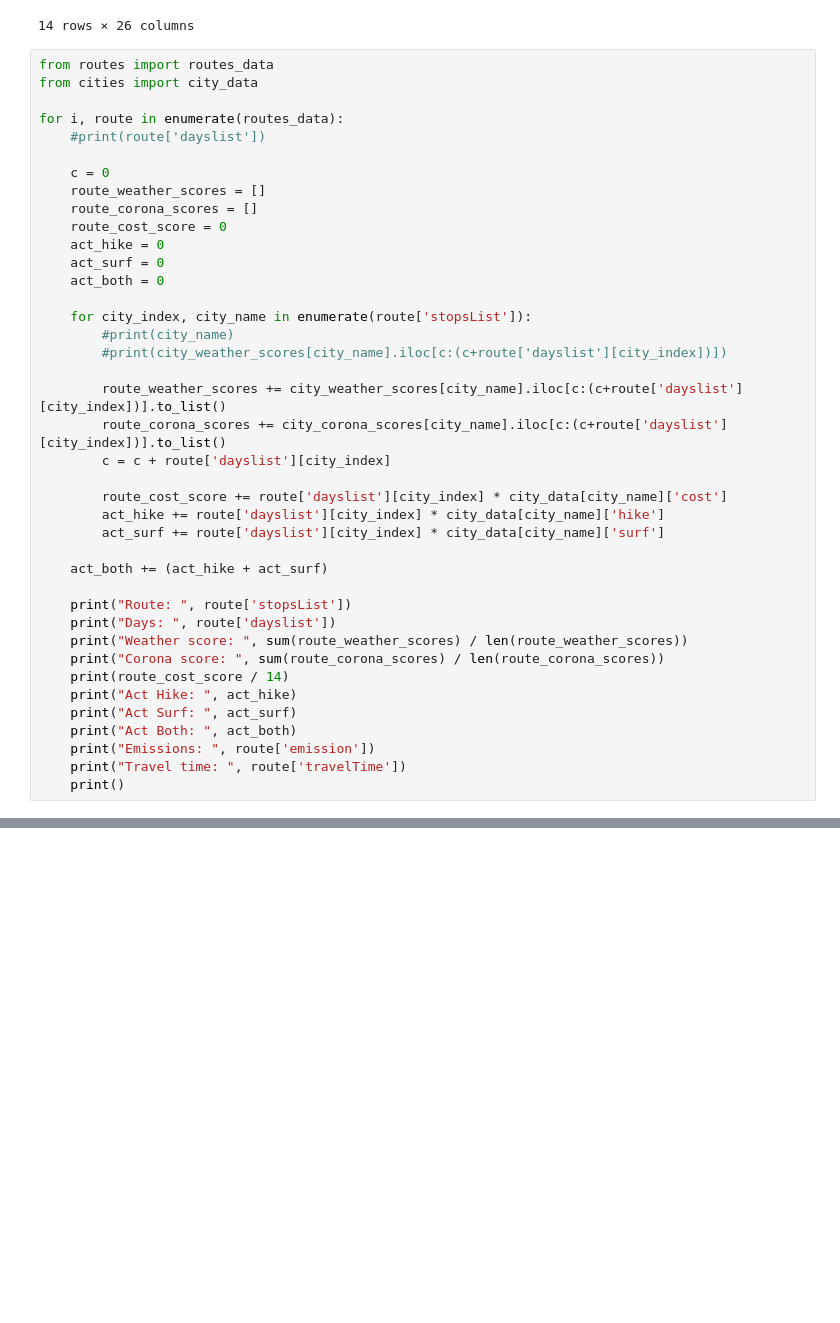
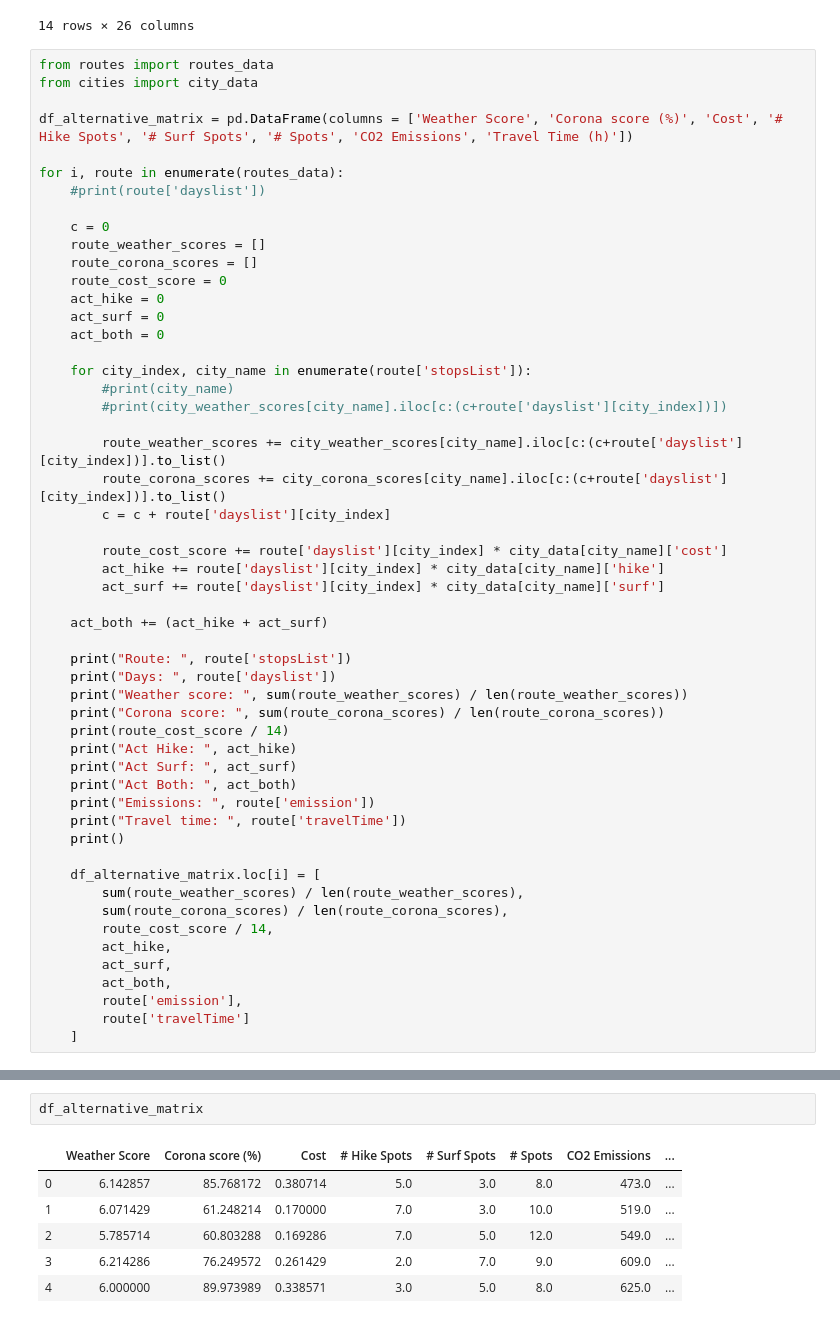
Before and after one commit to TudorMaiereanu/get-a-way-backend, a Jupyter notebook: src/utility_pipeline.ipynb, the cells around one changed output, grey strips where cells are left out. Cells and saved outputs as stored; diff of their text form; blank space fills up the shorter version.

```diff
--- a/src/utility_pipeline.ipynb
+++ b/src/utility_pipeline.ipynb
@@ -67,6 +46,8 @@ city_corona_scores
 # %%
 from routes import routes_data
 from cities import city_data
+
+df_alternative_matrix = pd.DataFrame(columns = ['Weather Score', 'Corona score (%)', 'Cost', '# Hike Spots', '# Surf Spots', '# Spots', 'CO2 Emissions', 'Travel Time (h)'])
 
 for i, route in enumerate(routes_data):
     #print(route['dayslist'])
@@ -104,6 +85,17 @@ for i, route in enumerate(routes_data):
     print("Emissions: ", route['emission'])
     print("Travel time: ", route['travelTime'])
     print()
+
+    df_alternative_matrix.loc[i] = [
+        sum(route_weather_scores) / len(route_weather_scores),
+        sum(route_corona_scores) / len(route_corona_scores),
+        route_cost_score / 14,
+        act_hike,
+        act_surf,
+        act_both,
+        route['emission'],
+        route['travelTime']
+    ]
 # %% [output]
 Route:  ['Zurich', 'Montpellier', 'Barcelona', 'Lyon', 'Geneva']
 Days:  [2, 3, 3, 3, 3]
@@ -125 +117,10 @@ Travel time:  40
+# %%
+df_alternative_matrix
+# %% [output]
+|  | Weather Score | Corona score (%) | Cost | # Hike Spots | # Surf Spots | # Spots | CO2 Emissions | ... |
+| 0 | 6.142857 | 85.768172 | 0.380714 | 5.0 | 3.0 | 8.0 | 473.0 | ... |
+| 1 | 6.071429 | 61.248214 | 0.170000 | 7.0 | 3.0 | 10.0 | 519.0 | ... |
+| 2 | 5.785714 | 60.803288 | 0.169286 | 7.0 | 5.0 | 12.0 | 549.0 | ... |
+| 3 | 6.214286 | 76.249572 | 0.261429 | 2.0 | 7.0 | 9.0 | 609.0 | ... |
+| 4 | 6.000000 | 89.973989 | 0.338571 | 3.0 | 5.0 | 8.0 | 625.0 | ... |
 # %%
```
Also changed, not shown: parts of 6 cells of this notebook, 1 other file.
